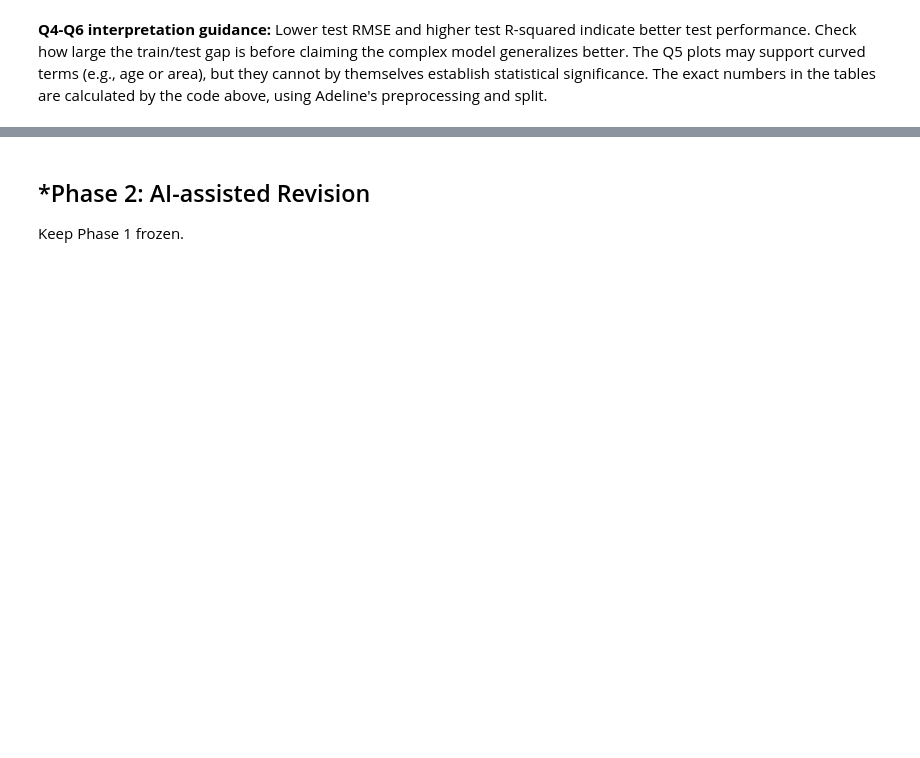
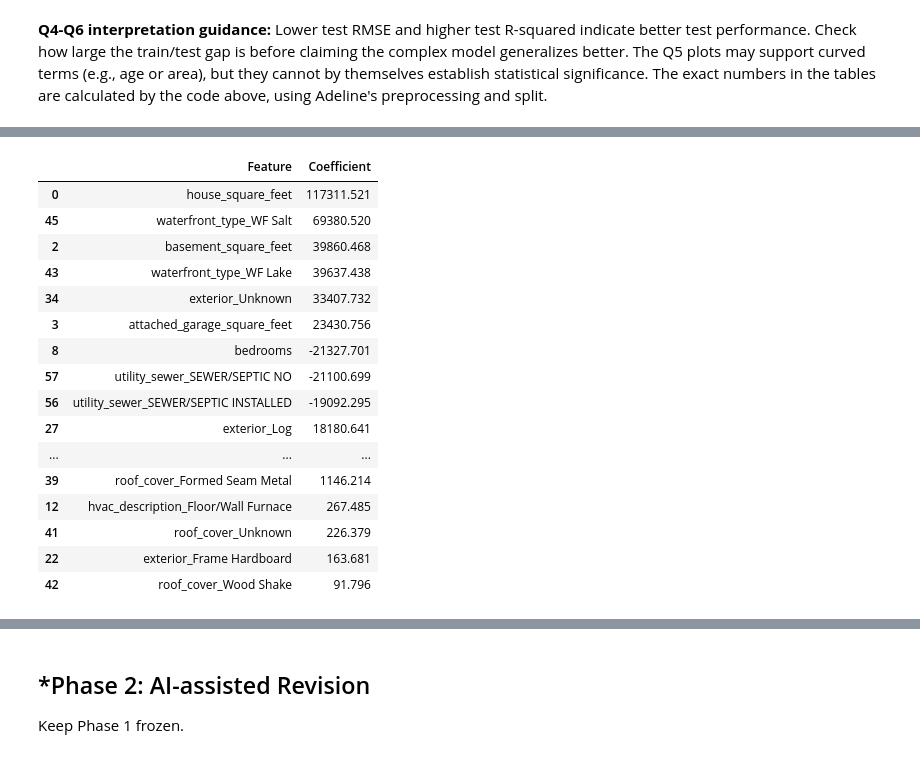
Before and after one commit to AdelineKwakye/L02-hedonic-pricing, a Jupyter notebook: notebook.ipynb, the cells around one changed output, grey strips where cells are left out. Saved outputs shown, nothing was run; the diff lists cells and outputs as text; code cells hidden in the pictures; blank space fills up the shorter version.

```diff
--- a/notebook.ipynb
+++ b/notebook.ipynb
@@ -397,0 +447,70 @@ Compare both train and test results: better training fit alone does not prove be
+# %%
+
+# Question 8: Lasso Regression
+
+from sklearn.linear_model import Lasso, LassoCV
+from sklearn.preprocessing import StandardScaler
+from sklearn.pipeline import make_pipeline
+from sklearn.metrics import mean_squared_error, r2_score
+
+lasso_cv = make_pipeline(
+    StandardScaler(),
+    LassoCV(cv=5, max_iter=20000)
+)
+
+lasso_cv.fit(X_train, y_train)
+
+best_alpha = lasso_cv.named_steps["lassocv"].alpha_
+
+print("Selected alpha:", best_alpha)
+
+
+lasso_model = make_pipeline(
+    StandardScaler(),
+    Lasso(alpha=best_alpha, max_iter=20000)
+)
+
+lasso_model.fit(X_train, y_train)
+
+
+train_predictions = lasso_model.predict(X_train)
+test_predictions = lasso_model.predict(X_test)
+
+
+lasso_results = pd.DataFrame({
+    "Dataset": ["Training", "Test"],
+    "RMSE": [
+        np.sqrt(mean_squared_error(y_train, train_predictions)),
+        np.sqrt(mean_squared_error(y_test, test_predictions))
+    ],
+    "R2": [
+        r2_score(y_train, train_predictions),
+        r2_score(y_test, test_predictions)
+    ]
+})
+
+print("Lasso Model Performance:")
+display(lasso_results.round(3))
+
+
+lasso_coefficients = lasso_model.named_steps["lasso"].coef_
+
+lasso_features = pd.DataFrame({
+    "Feature": X_train.columns,
+    "Coefficient": lasso_coefficients
+})
+
+selected_features = lasso_features[
+    np.abs(lasso_features["Coefficient"]) > 1e-8
+].sort_values(
+    by="Coefficient",
+    key=np.abs,
+    ascending=False
+)
+
+print("Selected Features:")
+display(selected_features.round(3))
+
+print("Number of selected features:", len(selected_features))
+print("Total number of features:", len(X_train.columns))
+# %% [output]
@@ -397,0 +523,17 @@ Compare both train and test results: better training fit alone does not prove be
+|  | Feature | Coefficient |
+| 0 | house_square_feet | 117311.521 |
+| 45 | waterfront_type_WF Salt | 69380.520 |
+| 2 | basement_square_feet | 39860.468 |
+| 43 | waterfront_type_WF Lake | 39637.438 |
+| 34 | exterior_Unknown | 33407.732 |
+| 3 | attached_garage_square_feet | 23430.756 |
+| 8 | bedrooms | -21327.701 |
+| 57 | utility_sewer_SEWER/SEPTIC NO | -21100.699 |
+| 56 | utility_sewer_SEWER/SEPTIC INSTALLED | -19092.295 |
+| 27 | exterior_Log | 18180.641 |
+| ... | ... | ... |
+| 39 | roof_cover_Formed Seam Metal | 1146.214 |
+| 12 | hvac_description_Floor/Wall Furnace | 267.485 |
+| 41 | roof_cover_Unknown | 226.379 |
+| 22 | exterior_Frame Hardboard | 163.681 |
+| 42 | roof_cover_Wood Shake | 91.796 |
```
Also changed, not shown: parts of 22 cells of this notebook, 1 other file.
